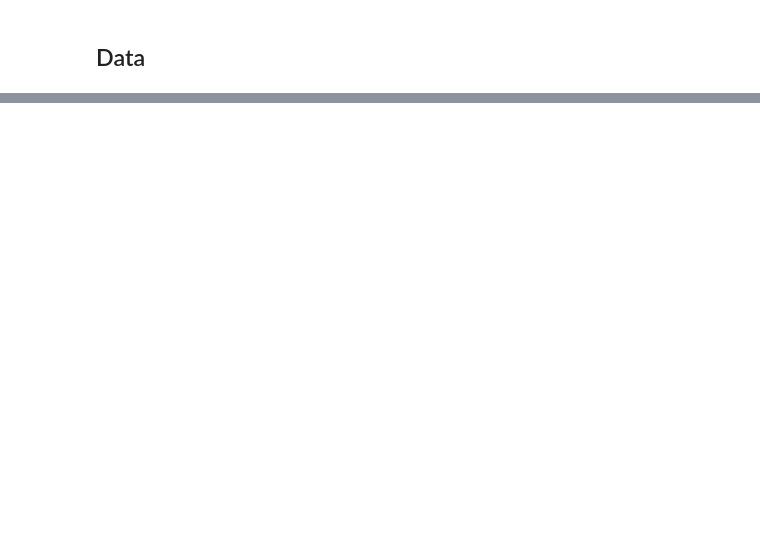
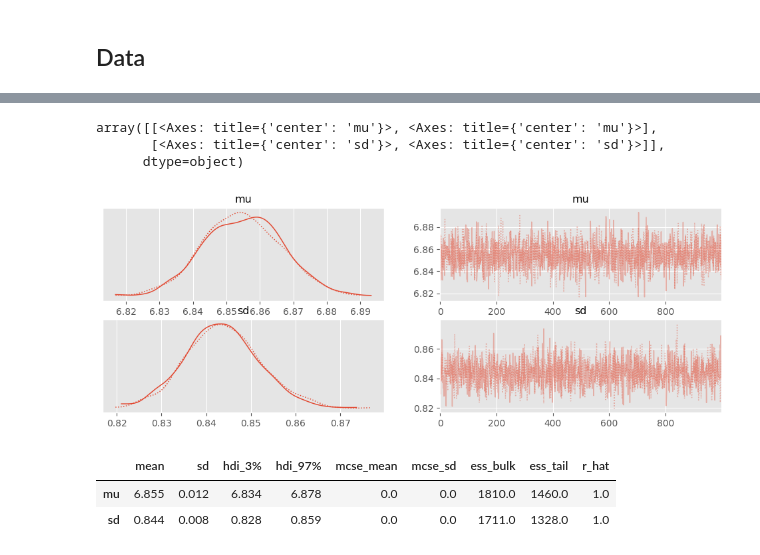
Before and after one commit to fadeeva/probabilistic, a Jupyter notebook: pymc/001.ipynb, the cells around one changed output, grey strips where cells are left out. Cells and saved outputs as stored; diff of their text form; code cells hidden in the pictures; blank space fills up the shorter version.

Commit message:
stupid sample

```diff
--- a/pymc/001.ipynb
+++ b/pymc/001.ipynb
@@ -48,0 +94,8 @@ data/wine+quality.zip
+# %%
+with pm.Model() as white_model:
+    mu = pm.Uniform('mu', lower=0, upper=10)
+    sd = pm.HalfNormal('sd', sigma=1)
+    y = pm.Normal('y', mu=mu, sigma=sd, observed=white['fixed acidity'].to_numpy())
+    trace_w = pm.sample(1000)
+az.plot_trace(trace_w)
+# %% [output]
@@ -48,0 +104,10 @@ data/wine+quality.zip
+array([[<Axes: title={'center': 'mu'}>, <Axes: title={'center': 'mu'}>],
+       [<Axes: title={'center': 'sd'}>, <Axes: title={'center': 'sd'}>]],
+      dtype=object)
+[figure, added]
+# %%
+az.summary(trace_w)
+# %% [output]
+|  | mean | sd | hdi_3% | hdi_97% | mcse_mean | mcse_sd | ess_bulk | ess_tail | r_hat |
+| mu | 6.855 | 0.012 | 6.834 | 6.878 | 0.0 | 0.0 | 1810.0 | 1460.0 | 1.0 |
+| sd | 0.844 | 0.008 | 0.828 | 0.859 | 0.0 | 0.0 | 1711.0 | 1328.0 | 1.0 |
```
Also changed, not shown: parts of 11 cells of this notebook.
